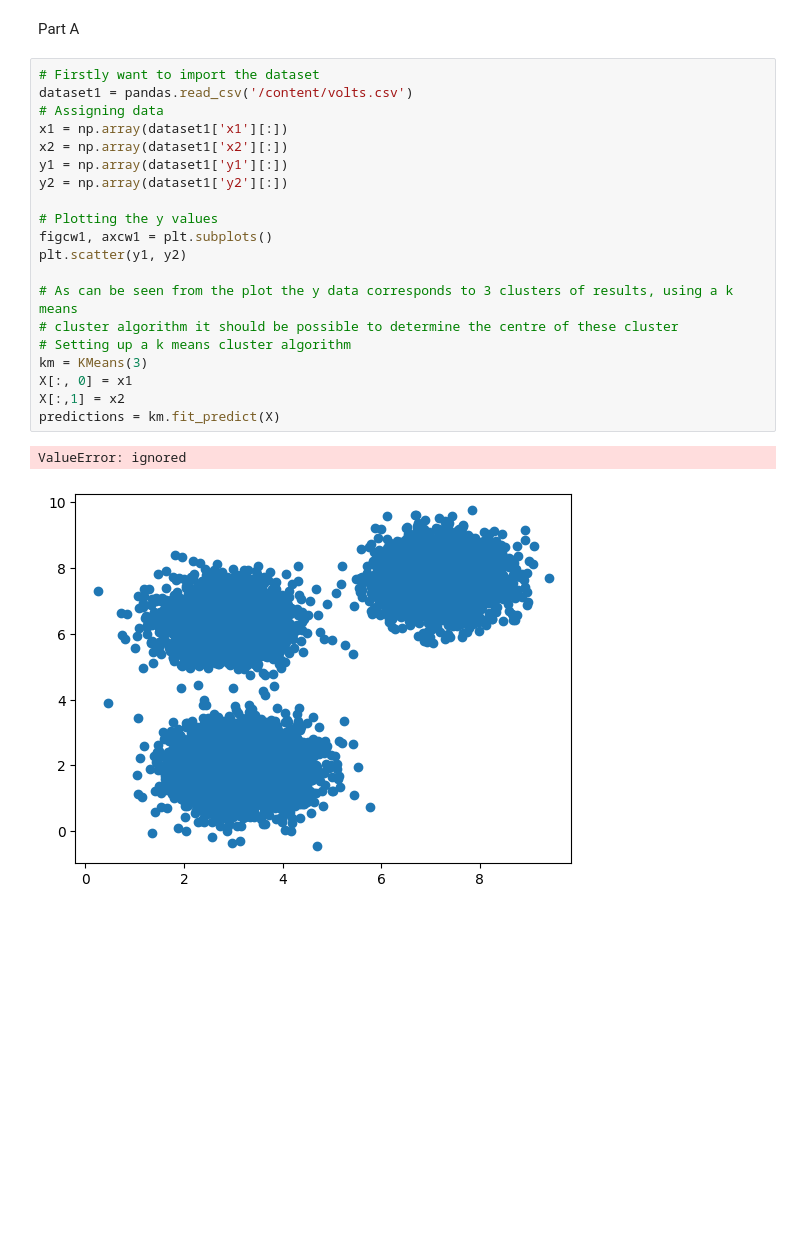
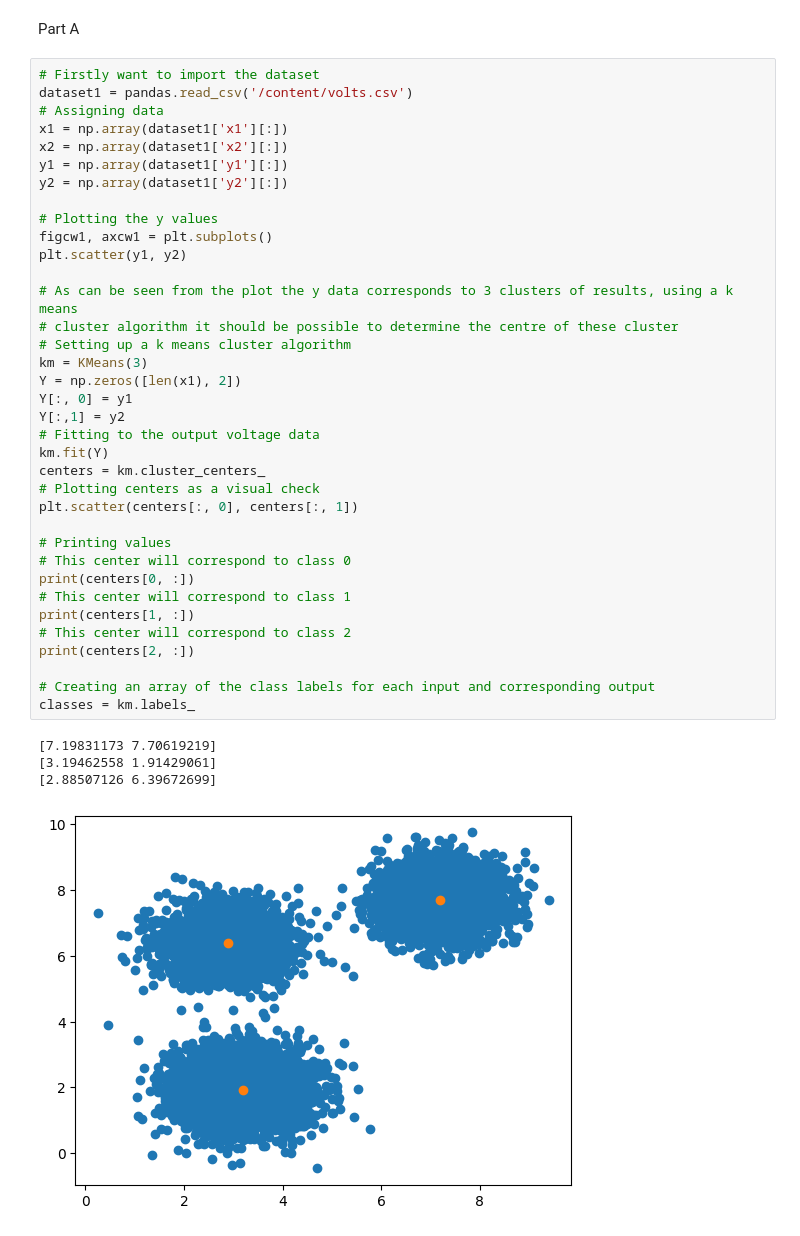
Before and after one commit to JGrant3101/ME4MachineLearning, a Jupyter notebook: Tutorial9.ipynb, the cells around one changed output. Drawn from its saved outputs; the diff is of its cells as text; blank space fills up the shorter version.

```diff
--- a/Tutorial9.ipynb
+++ b/Tutorial9.ipynb
@@ -129,23 +129,41 @@ Part A
 # %%
 # Firstly want to import the dataset
 dataset1 = pandas.read_csv('/content/volts.csv')
 # Assigning data
 x1 = np.array(dataset1['x1'][:])
 x2 = np.array(dataset1['x2'][:])
 y1 = np.array(dataset1['y1'][:])
 y2 = np.array(dataset1['y2'][:])
 
 # Plotting the y values
 figcw1, axcw1 = plt.subplots()
 plt.scatter(y1, y2)
 
 # As can be seen from the plot the y data corresponds to 3 clusters of results, using a k means
 # cluster algorithm it should be possible to determine the centre of these cluster
 # Setting up a k means cluster algorithm
 km = KMeans(3)
-X[:, 0] = x1
-X[:,1] = x2
-predictions = km.fit_predict(X)
+Y = np.zeros([len(x1), 2])
+Y[:, 0] = y1
+Y[:,1] = y2
+# Fitting to the output voltage data
+km.fit(Y)
+centers = km.cluster_centers_
+# Plotting centers as a visual check
+plt.scatter(centers[:, 0], centers[:, 1])
+
+# Printing values
+# This center will correspond to class 0
+print(centers[0, :])
+# This center will correspond to class 1
+print(centers[1, :])
+# This center will correspond to class 2
+print(centers[2, :])
+
+# Creating an array of the class labels for each input and corresponding output
+classes = km.labels_
 # %% [output]
-ValueError: ignored
+[7.19831173 7.70619219]
+[3.19462558 1.91429061]
+[2.88507126 6.39672699]
-[figure, old version]
+[figure, new version]
```
Also changed, not shown: parts of 4 cells of this notebook.
